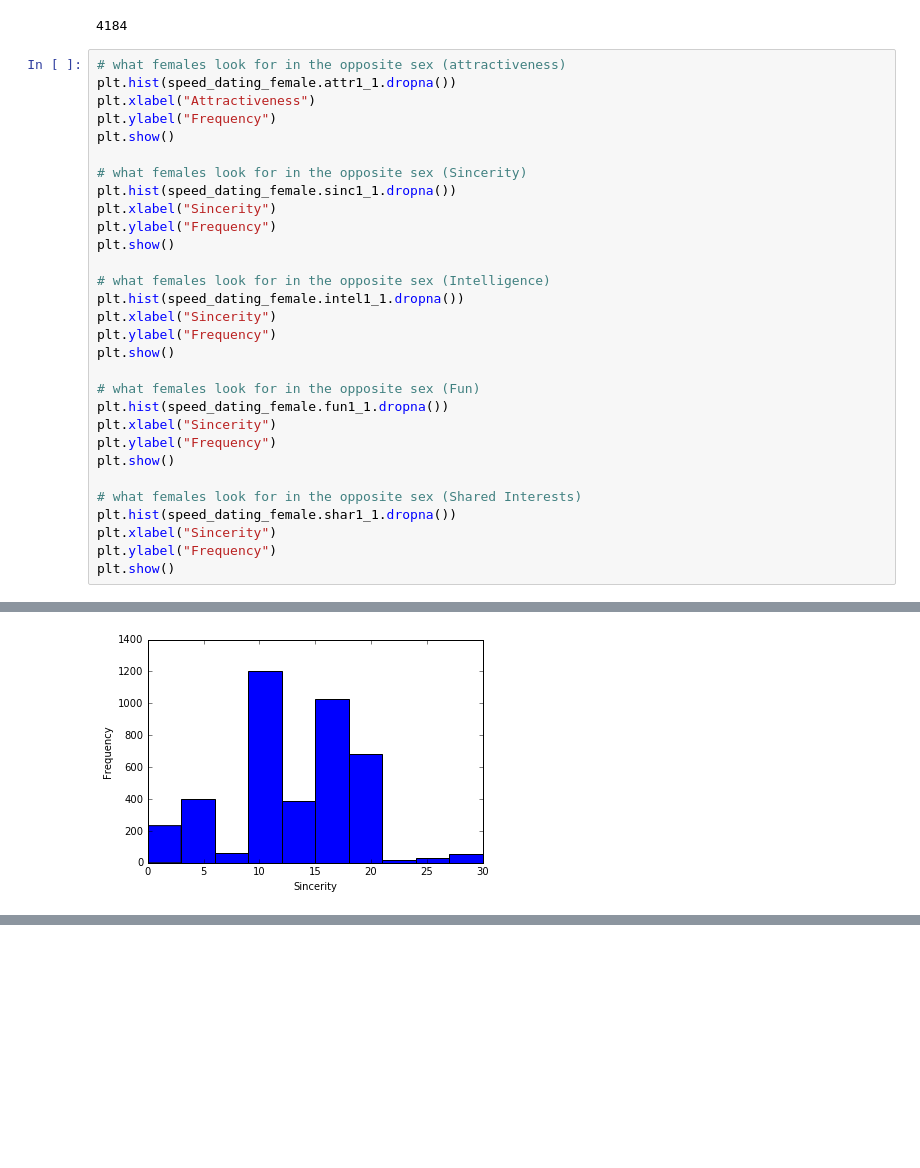
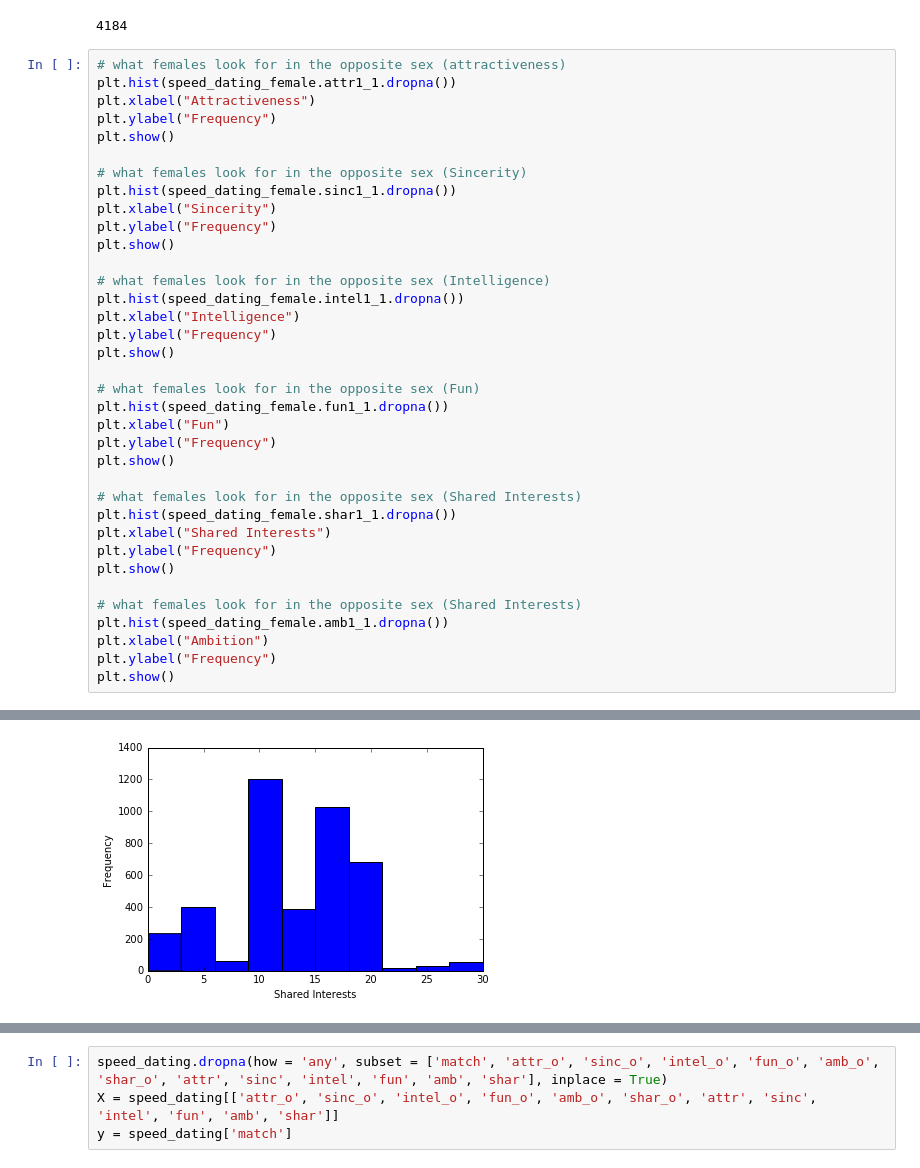
Before and after one commit to faryar88/DS-SF-24, a Jupyter notebook: HW Assignments/Final Project.ipynb, the cells around one changed output, grey strips where cells are left out. Saved outputs shown, nothing was run; the diff lists cells and outputs as text; blank space fills up the shorter version.

```diff
--- a/HW Assignments/Final Project.ipynb
+++ b/HW Assignments/Final Project.ipynb
@@ -143,21 +150,27 @@ plt.show()
 
 # what females look for in the opposite sex (Intelligence)
 plt.hist(speed_dating_female.intel1_1.dropna())
-plt.xlabel("Sincerity")
+plt.xlabel("Intelligence")
 plt.ylabel("Frequency")
 plt.show()
 
 # what females look for in the opposite sex (Fun)
 plt.hist(speed_dating_female.fun1_1.dropna())
-plt.xlabel("Sincerity")
+plt.xlabel("Fun")
 plt.ylabel("Frequency")
 plt.show()
 
 # what females look for in the opposite sex (Shared Interests)
 plt.hist(speed_dating_female.shar1_1.dropna())
-plt.xlabel("Sincerity")
+plt.xlabel("Shared Interests")
 plt.ylabel("Frequency")
 plt.show()
+
+# what females look for in the opposite sex (Shared Interests)
+plt.hist(speed_dating_female.amb1_1.dropna())
+plt.xlabel("Ambition")
+plt.ylabel("Frequency")
+plt.show()
 # %% [output]
 [figure]
 [figure]
@@ -166 +179 @@ plt.show()
-[figure, old version]
+[figure, new version]
@@ -166,0 +181,4 @@ plt.show()
+# %%
+speed_dating.dropna(how = 'any', subset = ['match', 'attr_o', 'sinc_o', 'intel_o', 'fun_o', 'amb_o', 'shar_o', 'attr', 'sinc', 'intel', 'fun', 'amb', 'shar'], inplace = True)
+X = speed_dating[['attr_o', 'sinc_o', 'intel_o', 'fun_o', 'amb_o', 'shar_o', 'attr', 'sinc', 'intel', 'fun', 'amb', 'shar']]
+y = speed_dating['match']
```
Also changed, not shown: parts of 10 cells of this notebook, 2 other files.
